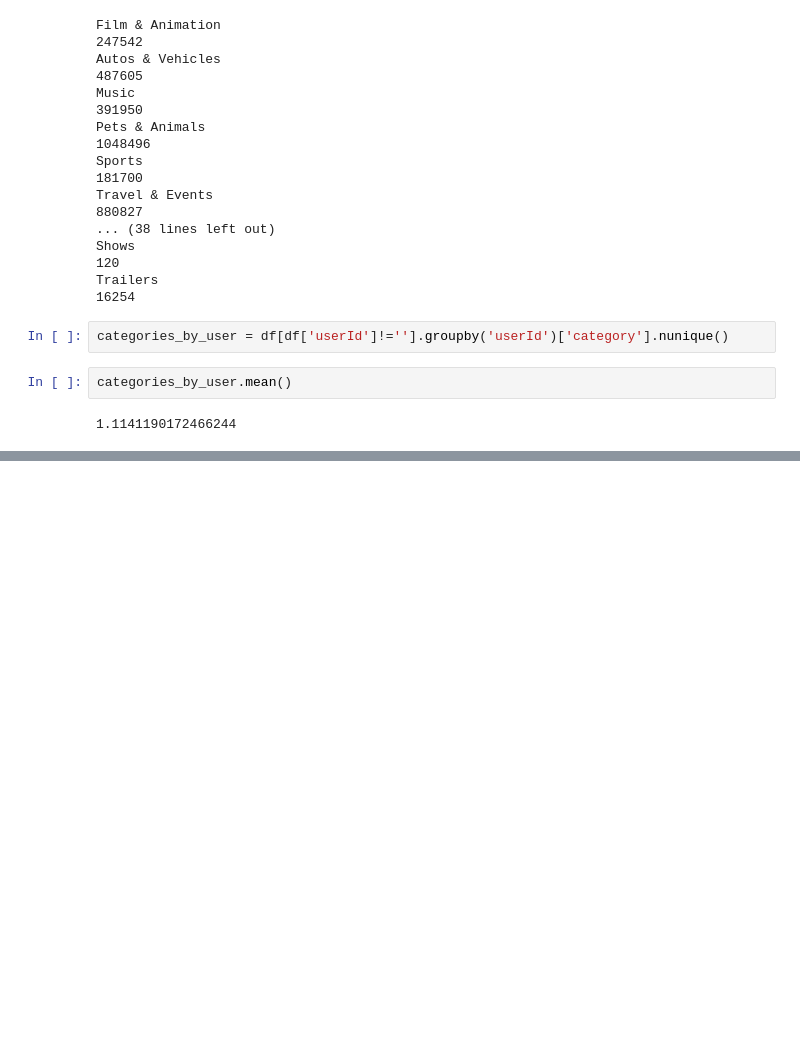
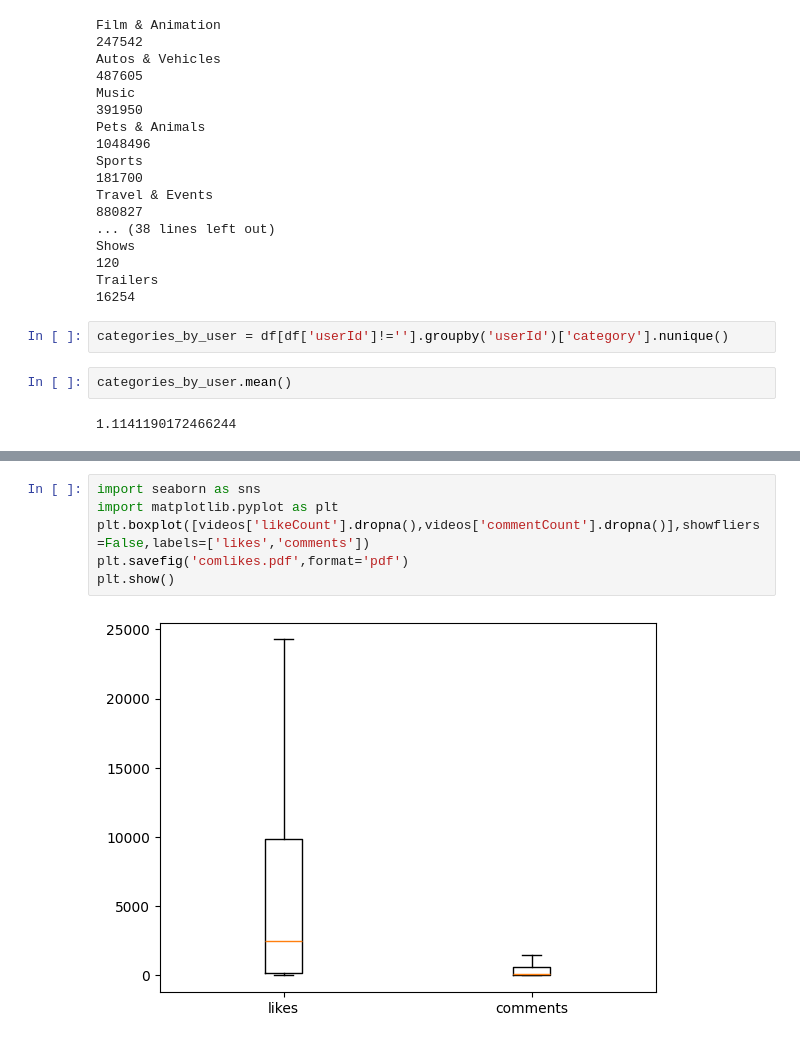
Before and after one commit to marceloslo/TP_MidiasSociais, a Jupyter notebook: analysis.ipynb, the cells around one changed output, grey strips where cells are left out. Cells and saved outputs as stored; diff of their text form; blank space fills up the shorter version.

```diff
--- a/analysis.ipynb
+++ b/analysis.ipynb
@@ -139,0 +162,8 @@ categories_by_user.mean()
+# %%
+import seaborn as sns
+import matplotlib.pyplot as plt
+plt.boxplot([videos['likeCount'].dropna(),videos['commentCount'].dropna()],showfliers=False,labels=['likes','comments'])
+plt.savefig('comlikes.pdf',format='pdf')
+plt.show()
+# %% [output]
+[figure, added]
```
Also changed, not shown: parts of 4 cells of this notebook, 2 other files.
